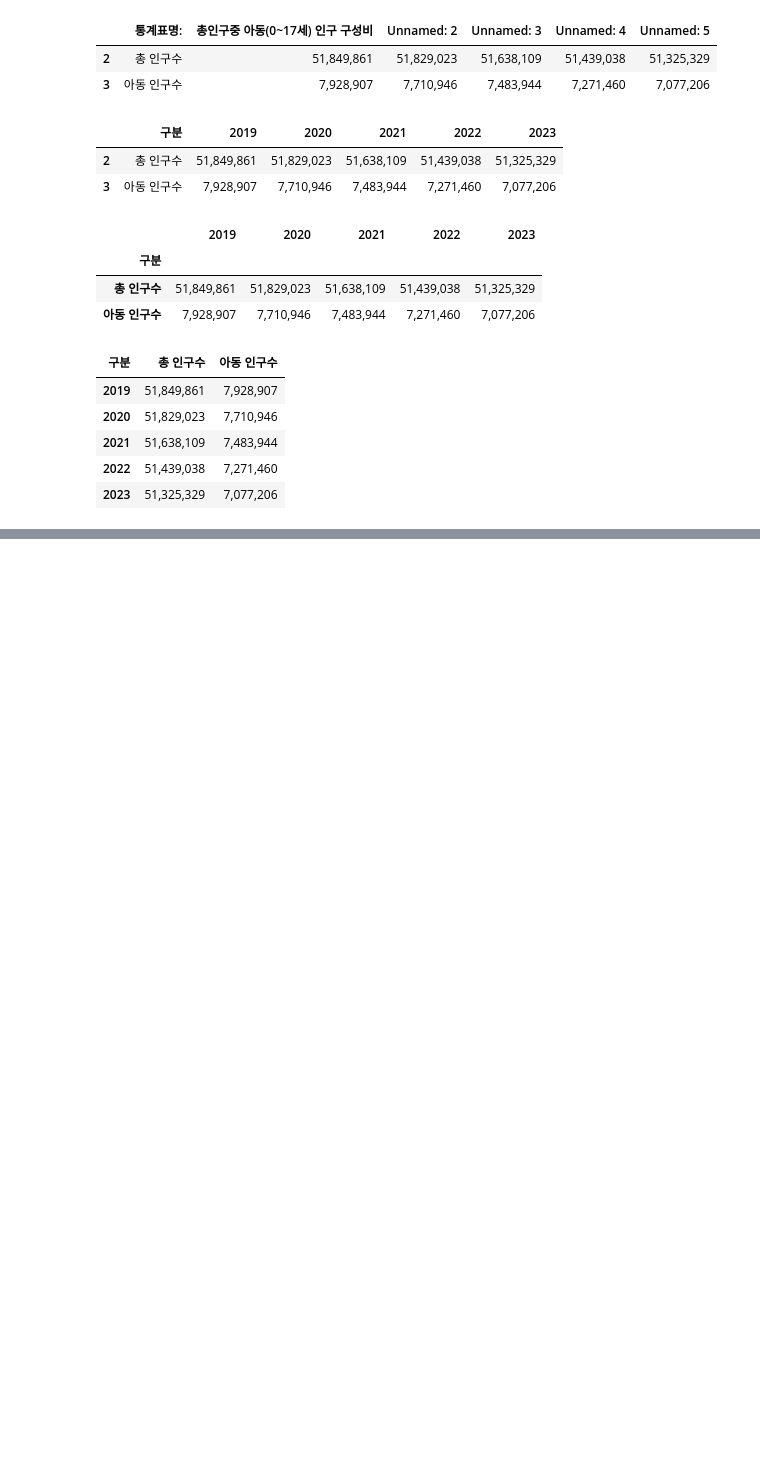
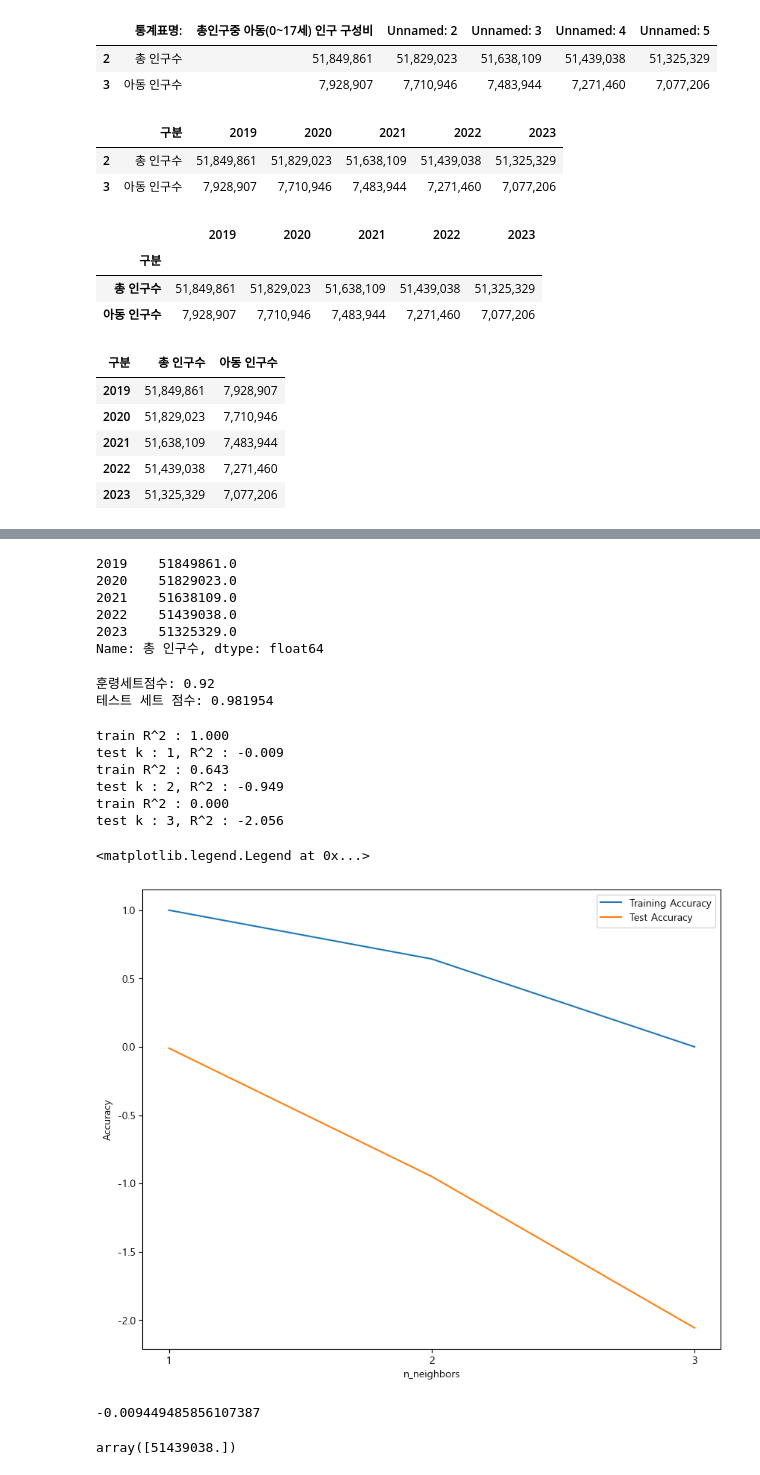
Before and after one commit to HyunsungRyu/self_study2024, a Jupyter notebook: child_population.ipynb, the cells around one changed output, grey strips where cells are left out. Saved outputs shown, nothing was run; the diff lists cells and outputs as text; code cells hidden in the pictures; blank space fills up the shorter version.

```diff
--- a/child_population.ipynb
+++ b/child_population.ipynb
@@ -52,0 +118,73 @@ population
+# %%
+y = dataLR.iloc[:, 0]
+y
+# %% [output]
+2019    51849861.0
+2020    51829023.0
+2021    51638109.0
+2022    51439038.0
+2023    51325329.0
+Name: 총 인구수, dtype: float64
+# %%
+from sklearn.linear_model import LinearRegression
+from sklearn.metrics import r2_score, mean_squared_error
+from sklearn.model_selection import train_test_split
+
+lr = LinearRegression()
+X_train, X_test, y_train, y_test = train_test_split(X, y, random_state=2, test_size=0.3)
+lr.fit(X_train, y_train)
+print('훈령세트점수: {:.2f}'.format(lr.score(X_train, y_train)))
+print('테스트 세트 점수: {:3f}'.format(lr.score(X_test, y_test)))
+y_pred = lr.predict(X_test)
+# %% [output]
+훈령세트점수: 0.92
+테스트 세트 점수: 0.981954
+# %%
+from sklearn.neighbors import KNeighborsRegressor
+from sklearn.model_selection import train_test_split
+
+for k in range(1, 4):
+    knn = KNeighborsRegressor(n_neighbors=k)
+    knn.fit(X_train, y_train)
+    print('train R^2 : {:.3f}'.format(knn.score(X_train, y_train)))
+    print('test k : {}, R^2 : {:.3f}'.format(k, knn.score(X_test, y_test)))
+# %% [output]
+train R^2 : 1.000
+test k : 1, R^2 : -0.009
+train R^2 : 0.643
+test k : 2, R^2 : -0.949
+train R^2 : 0.000
+test k : 3, R^2 : -2.056
+# %%
+import matplotlib.pyplot as plt
+%matplotlib inline
+
+training_accuracy=[]
+test_accuracy = []
+neighbors=range(1, 4)
+for k in neighbors:
+    knn=KNeighborsRegressor(n_neighbors=k)
+    knn.fit(X_train, y_train)
+    training_accuracy.append(knn.score(X_train, y_train))
+    test_accuracy.append(knn.score(X_test, y_test))
+
+plt.figure(figsize=(10,8))
+plt.plot(neighbors, training_accuracy, label="Training Accuracy")
+plt.plot(neighbors, test_accuracy, label='Test Accuracy')
+plt.ylabel("Accuracy")
+plt.xlabel("n_neighbors")
+plt.xticks(neighbors)
+plt.legend()
+# %% [output]
+<matplotlib.legend.Legend at 0x...>
+[figure, added]
+# %%
+knn = KNeighborsRegressor(n_neighbors=1)
+knn.fit(X_train, y_train)
+knn.score(X_test, y_test)
+# %% [output]
+-0.009449485856107387
+# %%
+knn.predict([[2024]])
+# %% [output]
+array([51439038.])
```
Also changed, not shown: parts of 6 cells of this notebook.
